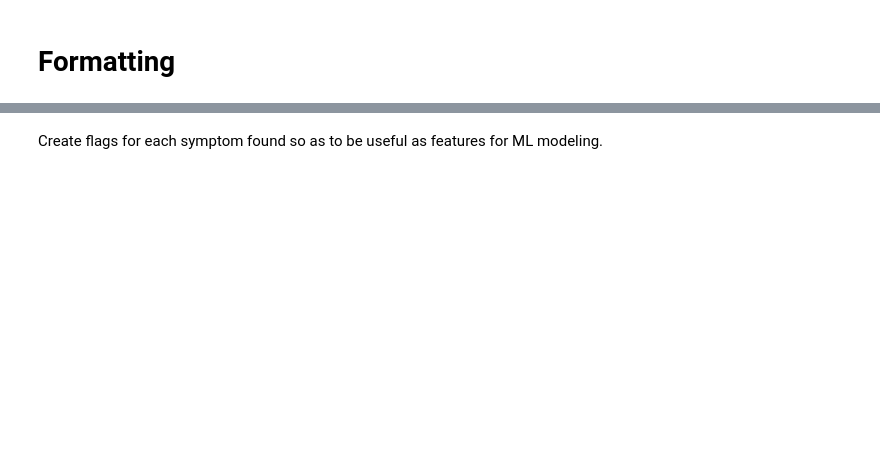
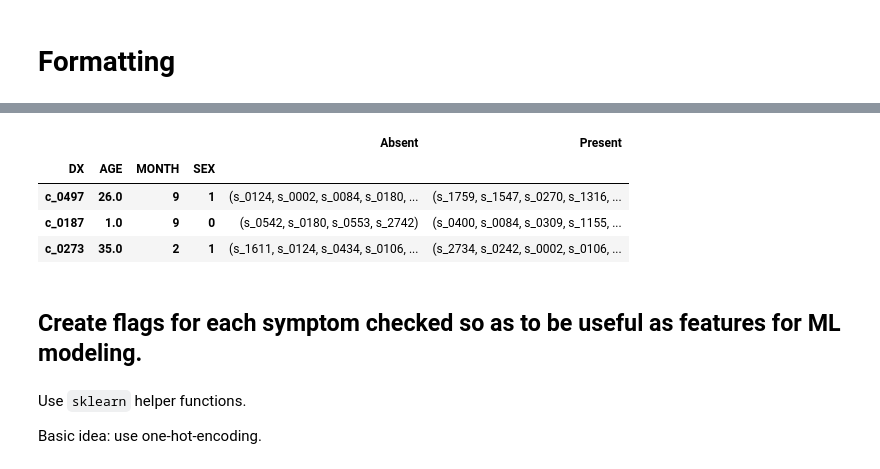
Before and after one commit to GYANTINC/ehr_dx, a Jupyter notebook: notebooks/Format.ipynb, the cells around one changed output, grey strips where cells are left out. Drawn from its saved outputs; the diff is of its cells as text; code cells hidden in the pictures; blank space fills up the shorter version.

```diff
--- a/notebooks/Explore.ipynb
+++ b/notebooks/Format.ipynb
@@ -202,2 +219,14 @@ Great, now we can index.
+# %%
+df_aggregated.sample(3)
+# %% [output]
+|  |  |  |  | Absent | Present |
+| DX | AGE | MONTH | SEX |  |  |
+| c_0497 | 26.0 | 9 | 1 | (s_0124, s_0002, s_0084, s_0180, ... | (s_1759, s_1547, s_0270, s_1316, ... |
+| c_0187 | 1.0 | 9 | 0 | (s_0542, s_0180, s_0553, s_2742) | (s_0400, s_0084, s_0309, s_1155, ... |
+| c_0273 | 35.0 | 2 | 1 | (s_1611, s_0124, s_0434, s_0106, ... | (s_2734, s_0242, s_0002, s_0106, ... |
 # %% [markdown]
-Create flags for each symptom found so as to be useful as features for ML modeling.
+## Create flags for each symptom checked so as to be useful as features for ML modeling.
+# %% [markdown]
+Use `sklearn` helper functions.
+
+Basic idea: use one-hot-encoding.
```
Also changed, not shown: parts of 9 cells of this notebook.
